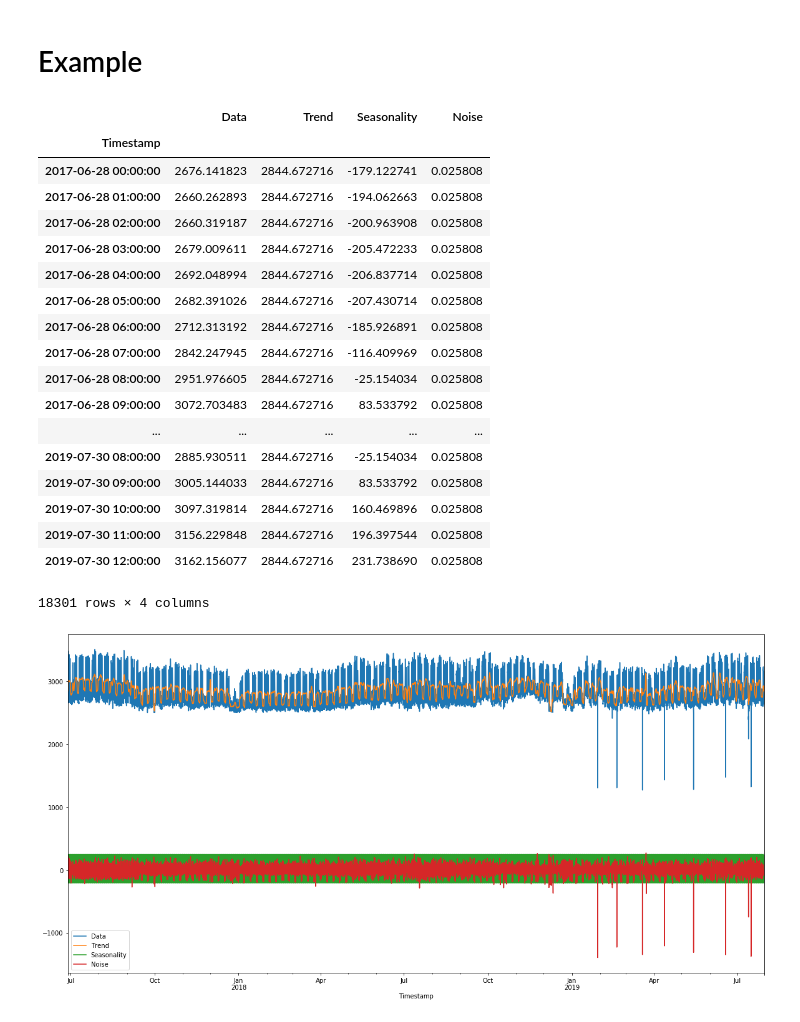
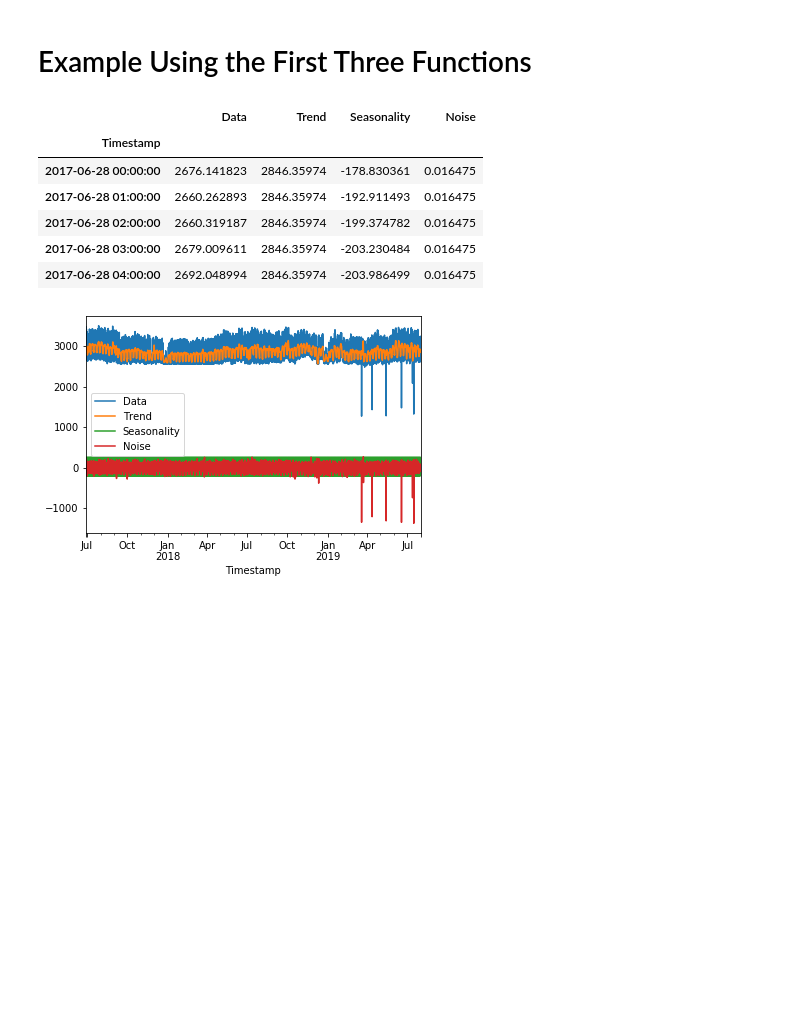
Before and after one commit to eco-data-science-team/cluster-repo, a Jupyter notebook: Possible Functions.ipynb, the cells around one changed output. Drawn from its saved outputs; the diff is of its cells as text; code cells hidden in the pictures; blank space fills up the shorter version.

Commit message:
function update

```diff
--- a/Possible Functions.ipynb
+++ b/Possible Functions.ipynb
@@ -53,24 +53,19 @@ def split_data(data, split = 0.7):
     if isinstance(data, pd.Series) is False:
         raise TypeError("Your data needs to be in a Series format.")
     else:
-        v = data.values
-        is_numeric = np.issubdtype(v.dtype, np.number)
-        if is_numeric is False:
-            raise TypeError("Your data needs to be numeric.")
+        #check that split is a float value
+        if isinstance(split, float) is False:
+            raise TypeError("Your split value needs to be a float.")
         else:
-            #check that split is a float value
-            if isinstance(split, float) is False:
-                raise TypeError("Your split value needs to be a float.")
+        #check that split is 0.0 < x < 1.0
+            if not 0.0 < split < 1.0:
+                raise ValueError("Split value needs to be between 0.0 and 1.0")
             else:
-                #check that split is 0.0 < x < 1.0
-                if not 0.0 < split < 1.0:
-                    raise ValueError("Split value needs to be between 0.0 and 1.0")
-                else:
-                    #split data in time format, not randomly shuffled
-                    length_training = split * len(data)
-                    length_training = int(round(length_training, 0))
-                    training = data[0:length_training]
-                    testing = data[length_training:len(data)]
+                #split data in time format, not randomly shuffled
+                length_training = split * len(data)
+                length_training = int(round(length_training, 0))
+                training = data[0:length_training]
+                testing = data[length_training:len(data)]
     return training, testing
 
 
@@ -165,7 +160,7 @@ def split_clean_and_decompose(data, method = "bfill", split_percentage = 0.7, th
                                 #plot the data as part of what is returned
                                 decomposed_df.plot(figsize = (20, 10))
 
-    return display(decomposed_df)
+    return decomposed_df
 # %% [output]
 Grabbing WebIDs ...
 WebID collection complete!
@@ -174,25 +169,18 @@ WebID collection complete!
-# %% [markdown]
-# Example
-# %%
-split_clean_and_decompose(series)
-# %% [output]
-|  | Data | Trend | Seasonality | Noise |
-| Timestamp |  |  |  |  |
-| 2017-06-28 00:00:00 | 2676.141823 | 2844.672716 | -179.122741 | 0.025808 |
-| 2017-06-28 01:00:00 | 2660.262893 | 2844.672716 | -194.062663 | 0.025808 |
-| 2017-06-28 02:00:00 | 2660.319187 | 2844.672716 | -200.963908 | 0.025808 |
-| 2017-06-28 03:00:00 | 2679.009611 | 2844.672716 | -205.472233 | 0.025808 |
-| 2017-06-28 04:00:00 | 2692.048994 | 2844.672716 | -206.837714 | 0.025808 |
-| 2017-06-28 05:00:00 | 2682.391026 | 2844.672716 | -207.430714 | 0.025808 |
-| 2017-06-28 06:00:00 | 2712.313192 | 2844.672716 | -185.926891 | 0.025808 |
-| 2017-06-28 07:00:00 | 2842.247945 | 2844.672716 | -116.409969 | 0.025808 |
-| 2017-06-28 08:00:00 | 2951.976605 | 2844.672716 | -25.154034 | 0.025808 |
-| 2017-06-28 09:00:00 | 3072.703483 | 2844.672716 | 83.533792 | 0.025808 |
-| ... | ... | ... | ... | ... |
-| 2019-07-30 08:00:00 | 2885.930511 | 2844.672716 | -25.154034 | 0.025808 |
-| 2019-07-30 09:00:00 | 3005.144033 | 2844.672716 | 83.533792 | 0.025808 |
-| 2019-07-30 10:00:00 | 3097.319814 | 2844.672716 | 160.469896 | 0.025808 |
-| 2019-07-30 11:00:00 | 3156.229848 | 2844.672716 | 196.397544 | 0.025808 |
-| 2019-07-30 12:00:00 | 3162.156077 | 2844.672716 | 231.738690 | 0.025808 |
-18301 rows × 4 columns
-[figure, removed]
+# %% [markdown]
+# Example Using the First Three Functions
+# %%
+#split data
+training, testing = split_data(series, split=0.8)
+cleaned_training = clean_data(training, threshold=2550)
+combined_data = pd.concat([cleaned_training, testing])
+decomposed_data = decompose_data(combined_data)
+display(decomposed_data.head(5))
+# %% [output]
+|  | Data | Trend | Seasonality | Noise |
+| Timestamp |  |  |  |  |
+| 2017-06-28 00:00:00 | 2676.141823 | 2846.35974 | -178.830361 | 0.016475 |
+| 2017-06-28 01:00:00 | 2660.262893 | 2846.35974 | -192.911493 | 0.016475 |
+| 2017-06-28 02:00:00 | 2660.319187 | 2846.35974 | -199.374782 | 0.016475 |
+| 2017-06-28 03:00:00 | 2679.009611 | 2846.35974 | -203.230484 | 0.016475 |
+| 2017-06-28 04:00:00 | 2692.048994 | 2846.35974 | -203.986499 | 0.016475 |
+[figure, added]
```
Also changed, not shown: parts of 3 cells of this notebook.
